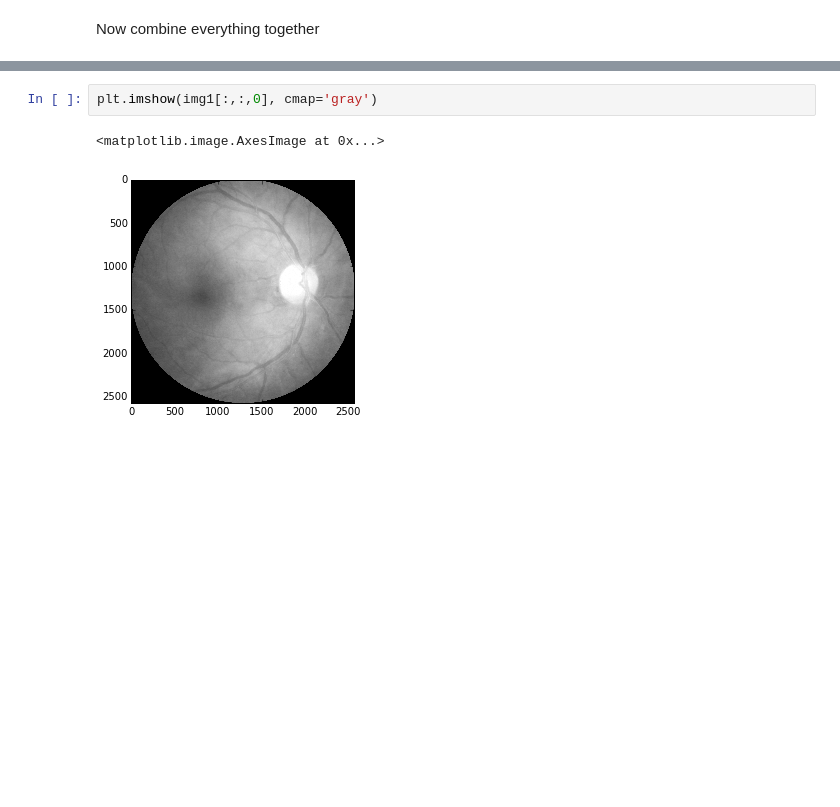
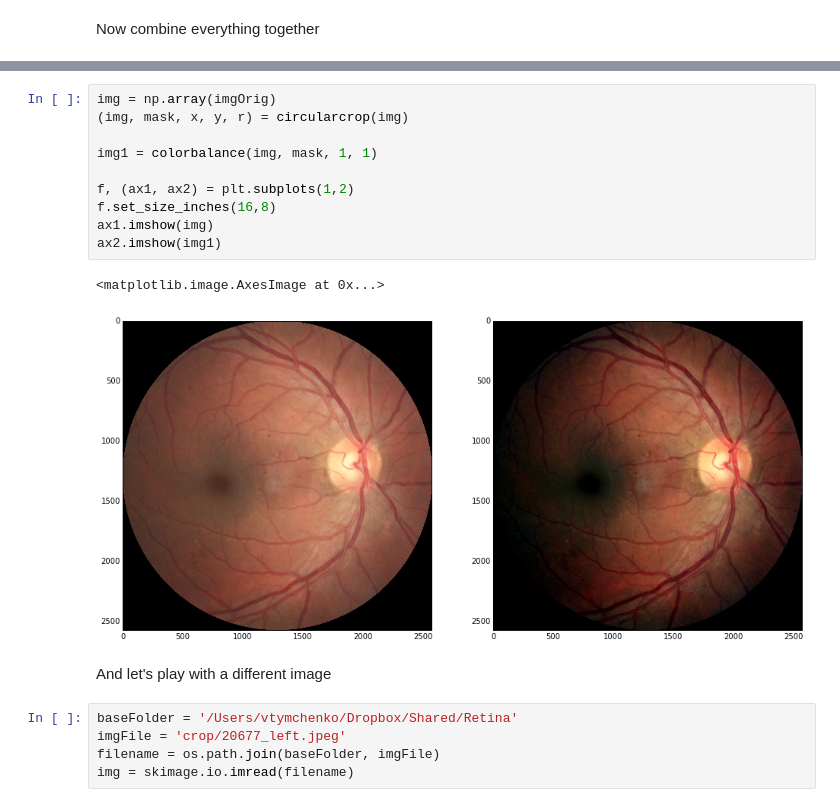
Before and after one commit to fierval/retina, a Jupyter notebook: DiabeticRetinopathy/ColorBalance.ipynb, the cells around one changed output, grey strips where cells are left out. Saved outputs shown, nothing was run; the diff lists cells and outputs as text; blank space fills up the shorter version.

```diff
--- a/DiabeticRetinopathy/ColorBalance.ipynb
+++ b/DiabeticRetinopathy/ColorBalance.ipynb
@@ -132,5 +135,20 @@ plt.imshow(img1)
-# %%
-plt.imshow(img1[:,:,0], cmap='gray')
-# %% [output]
-<matplotlib.image.AxesImage at 0x...>
-[figure, removed]
+# %%
+img = np.array(imgOrig)
+(img, mask, x, y, r) = circularcrop(img)
+
+img1 = colorbalance(img, mask, 1, 1)
+
+f, (ax1, ax2) = plt.subplots(1,2)
+f.set_size_inches(16,8)
+ax1.imshow(img)
+ax2.imshow(img1)
+# %% [output]
+<matplotlib.image.AxesImage at 0x...>
+[figure, added]
+# %% [markdown]
+And let's play with a different image
+# %%
+baseFolder = '/Users/vtymchenko/Dropbox/Shared/Retina'
+imgFile = 'crop/20677_left.jpeg'
+filename = os.path.join(baseFolder, imgFile)
+img = skimage.io.imread(filename)
```
Also changed, not shown: parts of 18 cells of this notebook, 1 other file.
